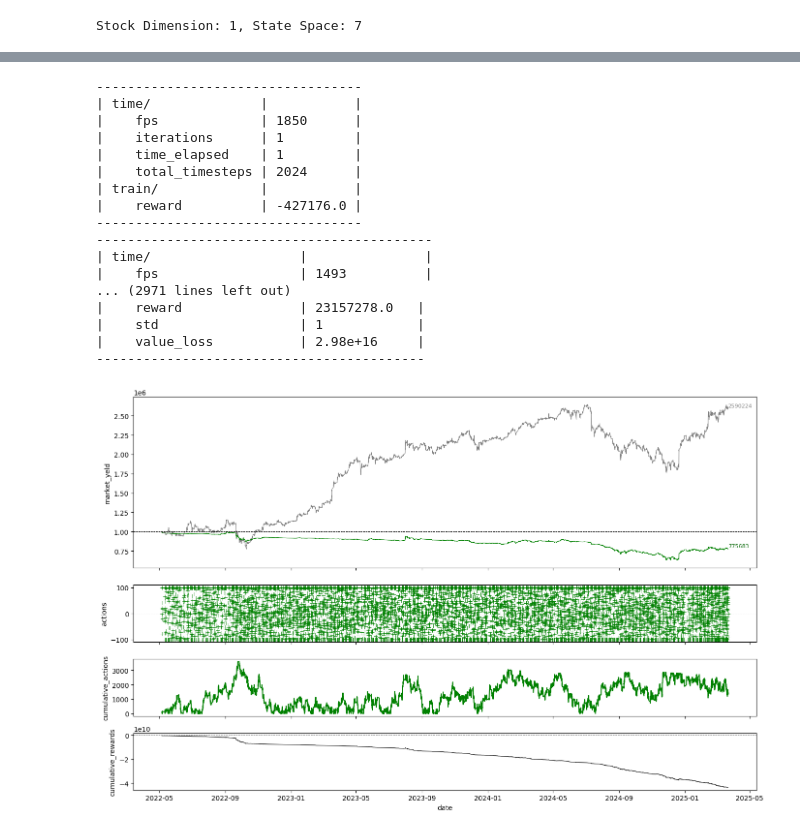
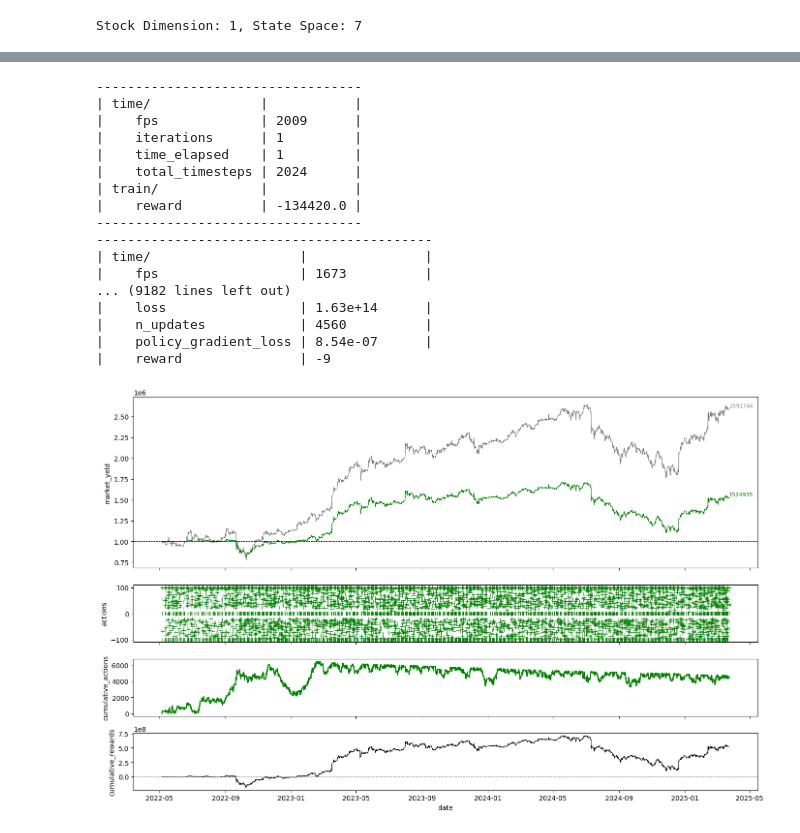
Before and after one commit to eilyich/alqotrading_beta, a Jupyter notebook: development_custom_env.ipynb, the cells around one changed output, grey strips where cells are left out. Cells and saved outputs as stored; diff of their text form; code cells hidden in the pictures.

```diff
--- a/development_custom_env.ipynb
+++ b/development_custom_env.ipynb
@@ -62,8 +63,9 @@ async def fetch_moex_data(start_date=START_DATE, end_date=END_DATE, timeframe='H
 
     return df.sort_values('date')
 
-df = await fetch_moex_data(ticker="SBER", timeframe='H')
+# df = await fetch_moex_data(ticker="SBER", timeframe='H')
 # df.to_csv('data.csv', index=False)
-# df = pd.read_csv('data.csv')
+df = pd.read_csv('data.csv')
 display(df.head())
+print(df.info())
 # %% [output]
@@ -594,30 +593,28 @@ Logging to results/ppo
 # %%
 # trained_ppo = model_ppo.load('./trained_models/trained_ppo.model')
-trained_ppo = agent.train_model(model=model_ppo,
-                                tb_log_name='ppo',
-                                total_timesteps=300000) if if_using_ppo else None
+trained_ppo = agent.train_model(model=model_ppo, tb_log_name='ppo', total_timesteps=1000000)
 
 trained_ppo.save('./trained_models/trained_ppo.model')
 
-env_train.close()
+env.close()
 # %% [output]
 ----------------------------------
 | time/              |           |
-|    fps             | 1850      |
+|    fps             | 2009      |
 |    iterations      | 1         |
 |    time_elapsed    | 1         |
 |    total_timesteps | 2024      |
 | train/             |           |
-|    reward          | -427176.0 |
+|    reward          | -134420.0 |
 ----------------------------------
 -------------------------------------------
 | time/                   |               |
-|    fps                  | 1493          |
-... (2971 lines left out)
-|    reward               | 23157278.0   |
-|    std                  | 1            |
-|    value_loss           | 2.98e+16     |
-------------------------------------------
+|    fps                  | 1673          |
+... (9182 lines left out)
+|    loss                 | 1.63e+14      |
+|    n_updates            | 4560          |
+|    policy_gradient_loss | 8.54e-07      |
+|    reward               | -9
 # %%
 df_rewards = pd.read_csv('./results/account_rewards_train_ppo_.csv', index_col=0)
 df_values = pd.read_csv('./results/account_value_train_ppo_.csv', index_col=0)
@@ -627,7 +624,11 @@ df_actions['date'] = pd.to_datetime(df_actions['date'])
 df_values['date'] = pd.to_datetime(df_values['date'])
 df_rewards['date'] = pd.to_datetime(df_rewards['date'])
 
-df_output = df.merge(df_actions, on='date', how='left').merge(df_values, on='date', how='left').merge(df_rewards, on='date', how='left')
+try:
+    df_output = df.merge(df_actions, on='date', how='left').merge(df_values, on='date', how='left').merge(df_rewards, on='date', how='left')
+except ValueError:
+    df['date'] = pd.to_datetime(df['date'])
+    df_output = df.merge(df_actions, on='date', how='left').merge(df_values, on='date', how='left').merge(df_rewards, on='date', how='left')
 
 df_output['actions'] = df_output['actions'].dropna().apply(lambda x: int(x.strip('[]')))
 df_output['actions'] = df_output['actions'].fillna(0).astype(int)
@@ -638,29 +639,28 @@ df_output['market_yeld'] = df_output['close'] * (df_output.loc[0, 'account_value
 # %%
 fig, ax = plt.subplots(4,1,figsize=(14, 9), sharex=True, height_ratios=[3,1,1,1])
 
 sns.lineplot(x='date', y='market_yeld', data=df_output, ax=ax[0], color='grey', lw=0.8)
-# sns.lineplot(x='date', y='close', data=df_output, ax=ax[0], color='grey', lw=0.8)
 sns.lineplot(x='date', y='account_value', data=df_output, ax=ax[0], color='green', lw=0.8)
 sns.scatterplot(x='date', y='actions', data=df_output, ax=ax[1], color='green', marker='+')
 sns.lineplot(x='date', y='cumulative_actions', data=df_output, ax=ax[2], color='green')
 # sns.scatterplot(x='date', y='account_rewards', data=df_output, ax=ax[3], color='black', marker='+')
 sns.lineplot(x='date', y='cumulative_rewards', data=df_output, ax=ax[3], color='black', lw=0.8)
 
 plt.axhline(0, color='grey', linestyle='--', lw=0.7)
 plt.sca(ax[0])
-plt.axhline(1000000, color='black', linestyle='--', lw=0.7)
+plt.axhline(env_kwargs['initial_amount'], color='black', linestyle='--', lw=0.7)
 
 final_value = int(df_output.iloc[-1]['account_value'])
 final_market_value = int(df_output.iloc[-1]['market_yeld'])
-plt.text(df_output['date'].iloc[-1], final_value + 20000, final_value, fontsize=8, color='darkgreen')
-plt.text(df_output['date'].iloc[-1], final_market_value + 20000, final_market_value, fontsize=8, color='grey')
+plt.text(df_output['date'].iloc[-1], final_value + env_kwargs['initial_amount'] / 50, final_value, fontsize=8, color='darkgreen')
+plt.text(df_output['date'].iloc[-1], final_market_value + env_kwargs['initial_amount'] / 50, final_market_value, fontsize=8, color='grey')
 plt.sca(ax[1])
 plt.axhline(0, color='grey', linestyle='--', lw=0.7)
 
-
+# plt.xlim(df_output['date'].iloc[820], df_output['date'].iloc[860])
 plt.tight_layout()
 plt.show()
 plt.close()
 # %% [output]
-[figure, old version]
+[figure, new version]
 # %%
```
Also changed, not shown: parts of 15 cells of this notebook, 1 other file.
